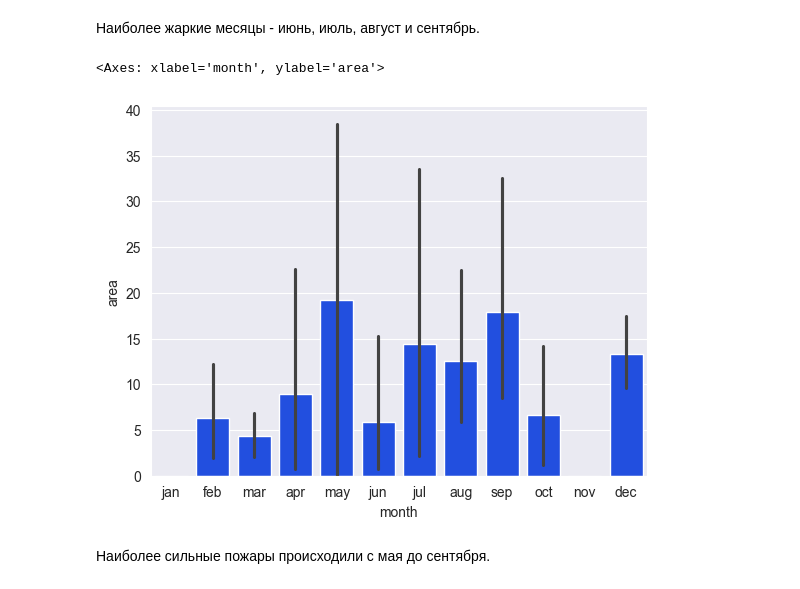
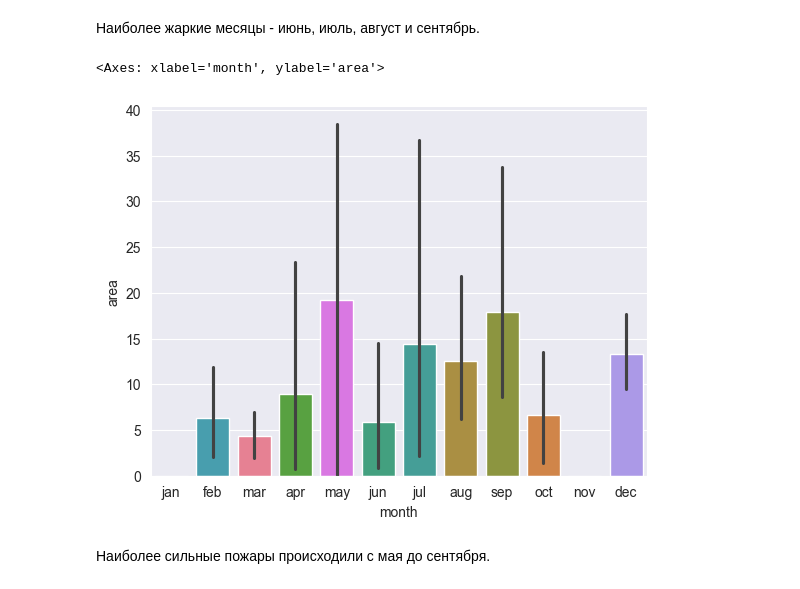
Before and after one commit to stwz13/ml, a Jupyter notebook: practice1.ipynb, the cells around one changed output. Drawn from its saved outputs; the diff is of its cells as text; code cells hidden in the pictures.

```diff
--- a/practice1.ipynb
+++ b/practice1.ipynb
@@ -253,9 +285,9 @@ sns.boxplot(data, x="month", y="temp", hue="month", order=months_order)
 # %% [markdown]
 Наиболее жаркие месяцы - июнь, июль, август и сентябрь.
 # %%
-sns.barplot(data, x="month", y="area", order=months_order)
+sns.barplot(data, x="month", y="area", order=months_order, hue="month")
 # %% [output]
 <Axes: xlabel='month', ylabel='area'>
-[figure, old version]
+[figure, new version]
 # %% [markdown]
 Наиболее сильные пожары происходили с мая до сентября.
```
Also changed, not shown: parts of 30 cells of this notebook.
